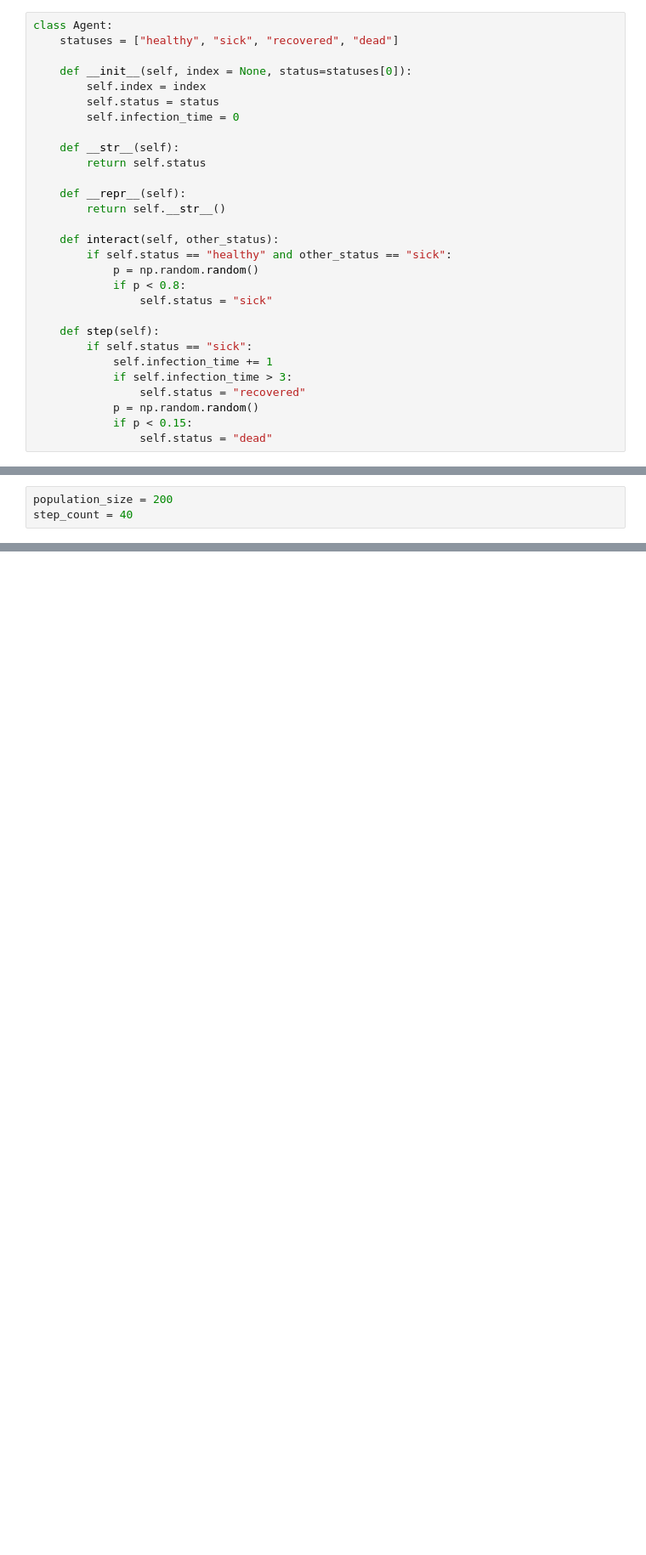
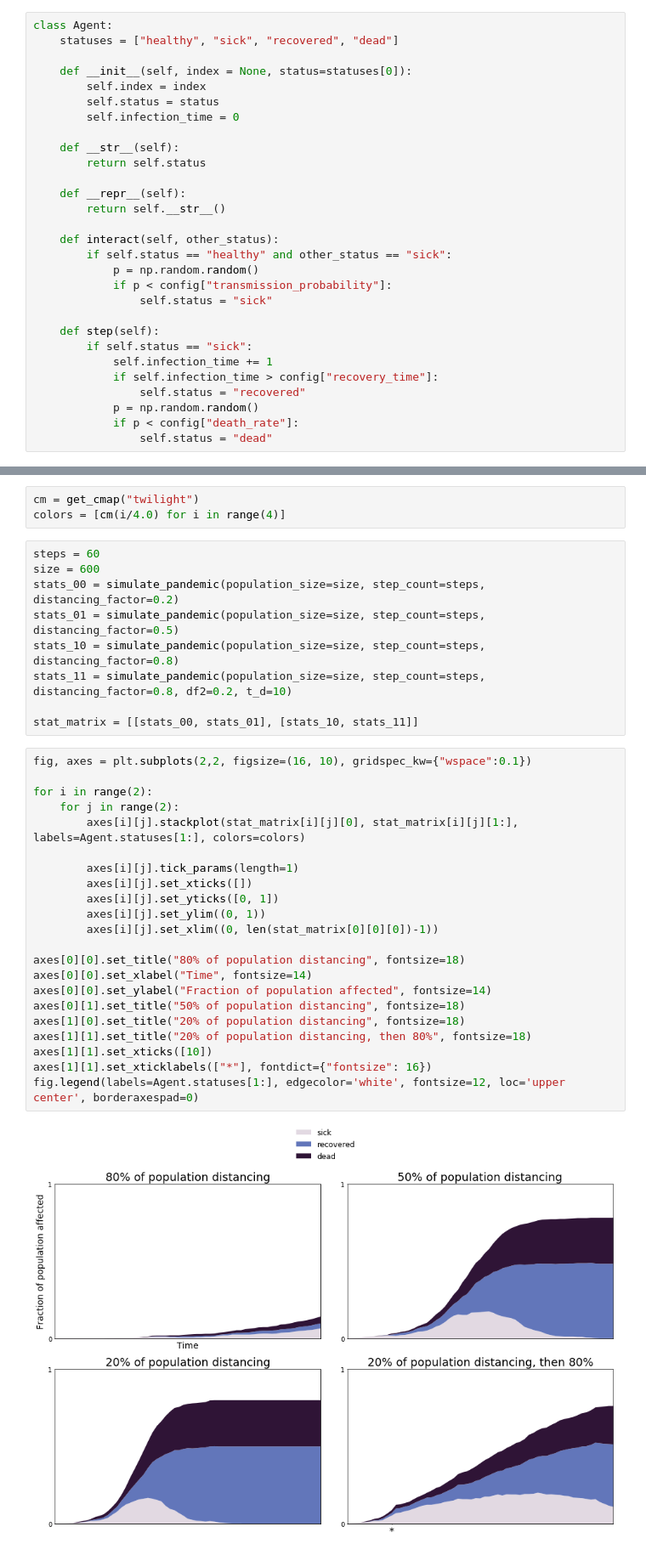
Before and after one commit to AustereTriceratops/Physics, a Jupyter notebook: PandemicModels/Main.ipynb, the cells around one changed output, grey strips where cells are left out. Shown: that part at 85% size. Cells and saved outputs as stored; diff of their text form; blank space fills up the shorter version.

```diff
--- a/PandemicModels/Main.ipynb
+++ b/PandemicModels/Main.ipynb
@@ -23,15 +28,15 @@ class Agent:
     def interact(self, other_status):
         if self.status == "healthy" and other_status == "sick":
             p = np.random.random()
-            if p < 0.8:
+            if p < config["transmission_probability"]:
                 self.status = "sick"
 
     def step(self):
         if self.status == "sick":
             self.infection_time += 1
-            if self.infection_time > 3:
+            if self.infection_time > config["recovery_time"]:
                 self.status = "recovered"
             p = np.random.random()
-            if p < 0.15:
+            if p < config["death_rate"]:
                 self.status = "dead"
 # %%
@@ -66,7 +71,4 @@ def infection_step(population, distancing_factor=1):
                 population[pair[i]].step()
 
     return population
-# %%
-population_size = 200
-step_count = 40
 # %%
@@ -101,0 +106,36 @@ plt.show()
+# %%
+cm = get_cmap("twilight")
+colors = [cm(i/4.0) for i in range(4)]
+# %%
+steps = 60
+size = 600
+stats_00 = simulate_pandemic(population_size=size, step_count=steps, distancing_factor=0.2)
+stats_01 = simulate_pandemic(population_size=size, step_count=steps, distancing_factor=0.5)
+stats_10 = simulate_pandemic(population_size=size, step_count=steps, distancing_factor=0.8)
+stats_11 = simulate_pandemic(population_size=size, step_count=steps, distancing_factor=0.8, df2=0.2, t_d=10)
+
+stat_matrix = [[stats_00, stats_01], [stats_10, stats_11]]
+# %%
+fig, axes = plt.subplots(2,2, figsize=(16, 10), gridspec_kw={"wspace":0.1})
+
+for i in range(2):
+    for j in range(2):
+        axes[i][j].stackplot(stat_matrix[i][j][0], stat_matrix[i][j][1:], labels=Agent.statuses[1:], colors=colors)
+
+        axes[i][j].tick_params(length=1)
+        axes[i][j].set_xticks([])
+        axes[i][j].set_yticks([0, 1])
+        axes[i][j].set_ylim((0, 1))
+        axes[i][j].set_xlim((0, len(stat_matrix[0][0][0])-1))
+
+axes[0][0].set_title("80% of population distancing", fontsize=18)
+axes[0][0].set_xlabel("Time", fontsize=14)
+axes[0][0].set_ylabel("Fraction of population affected", fontsize=14)
+axes[0][1].set_title("50% of population distancing", fontsize=18)
+axes[1][0].set_title("20% of population distancing", fontsize=18)
+axes[1][1].set_title("20% of population distancing, then 80%", fontsize=18)
+axes[1][1].set_xticks([10])
+axes[1][1].set_xticklabels(["*"], fontdict={"fontsize": 16})
+fig.legend(labels=Agent.statuses[1:], edgecolor='white', fontsize=12, loc='upper center', borderaxespad=0)
+# %% [output]
+[figure, added]
```
Also changed, not shown: parts of 5 cells of this notebook, 1 other file.
